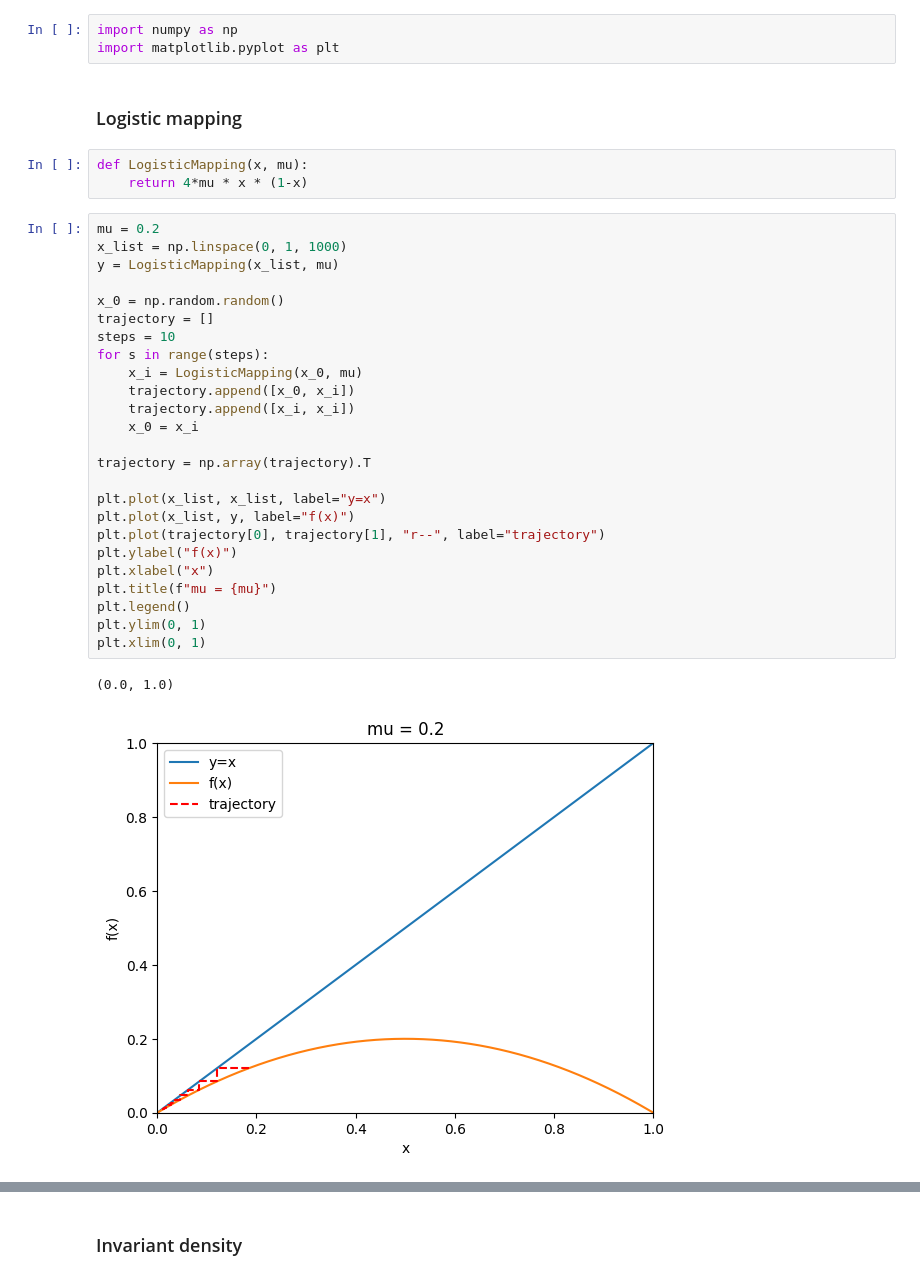
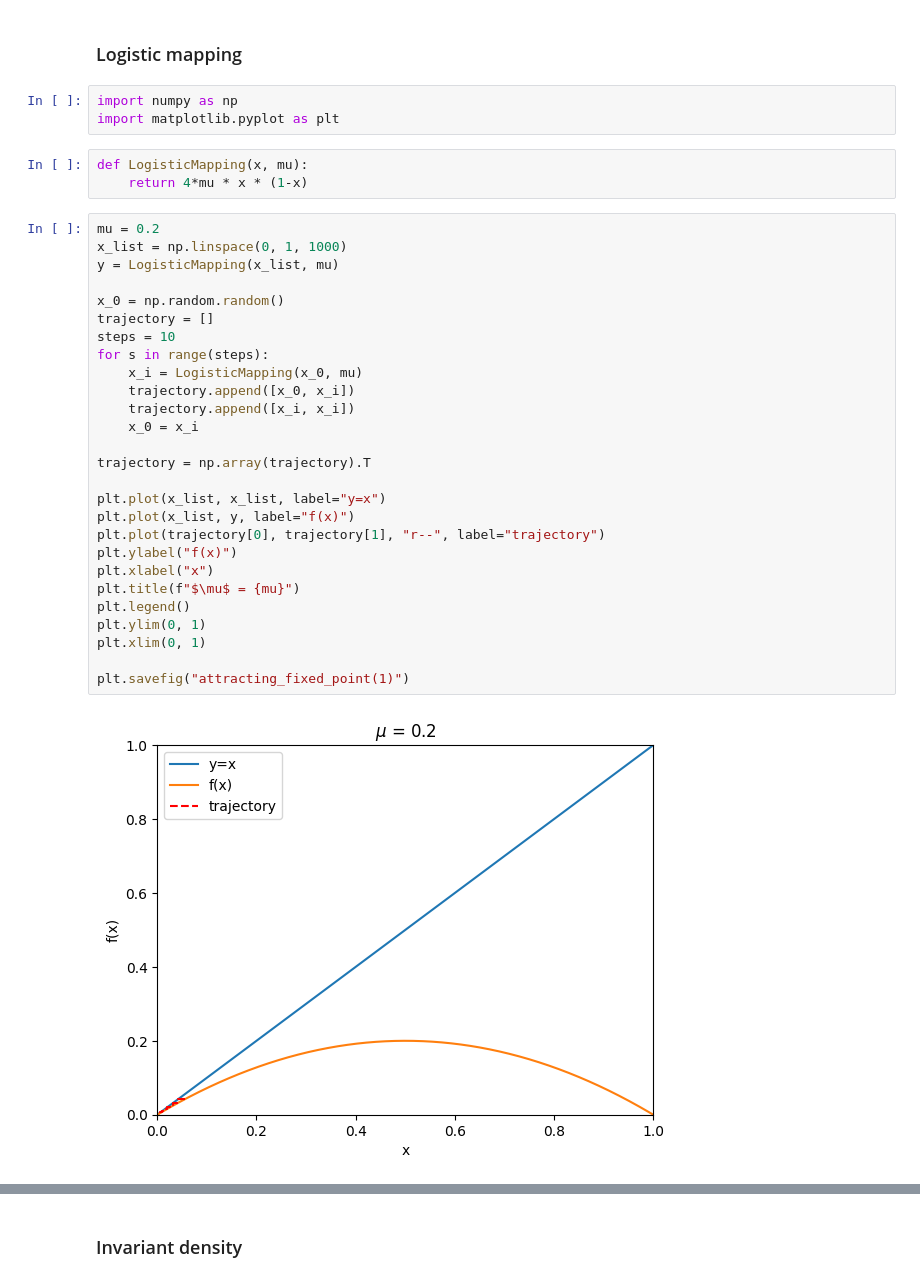
Before and after one commit to htsod/statistical_mechanics_models, a Jupyter notebook: invariant_measures/main.ipynb, the cells around one changed output, grey strips where cells are left out. Saved outputs shown, nothing was run; the diff lists cells and outputs as text.

```diff
--- a/invariant_measures/main.ipynb
+++ b/invariant_measures/main.ipynb
@@ -1,39 +1,40 @@
+# %% [markdown]
+### Logistic mapping
 # %%
 import numpy as np
 import matplotlib.pyplot as plt
-# %% [markdown]
-### Logistic mapping
 # %%
 def LogisticMapping(x, mu):
     return 4*mu * x * (1-x)
 # %%
 mu = 0.2
 x_list = np.linspace(0, 1, 1000)
 y = LogisticMapping(x_list, mu)
 
 x_0 = np.random.random()
 trajectory = []
 steps = 10
 for s in range(steps):
     x_i = LogisticMapping(x_0, mu)
     trajectory.append([x_0, x_i])
     trajectory.append([x_i, x_i])
     x_0 = x_i
 
 trajectory = np.array(trajectory).T
 
 plt.plot(x_list, x_list, label="y=x")
 plt.plot(x_list, y, label="f(x)")
 plt.plot(trajectory[0], trajectory[1], "r--", label="trajectory")
 plt.ylabel("f(x)")
 plt.xlabel("x")
-plt.title(f"mu = {mu}")
+plt.title(f"$\mu$ = {mu}")
 plt.legend()
 plt.ylim(0, 1)
 plt.xlim(0, 1)
+
+plt.savefig("attracting_fixed_point(1)")
 # %% [output]
-(0.0, 1.0)
-[figure, old version]
+[figure, new version]
 # %%
 mu = 0.6
 x_list = np.linspace(0, 1, 1000)
```
Also changed, not shown: parts of 7 cells of this notebook, 22 other files.
